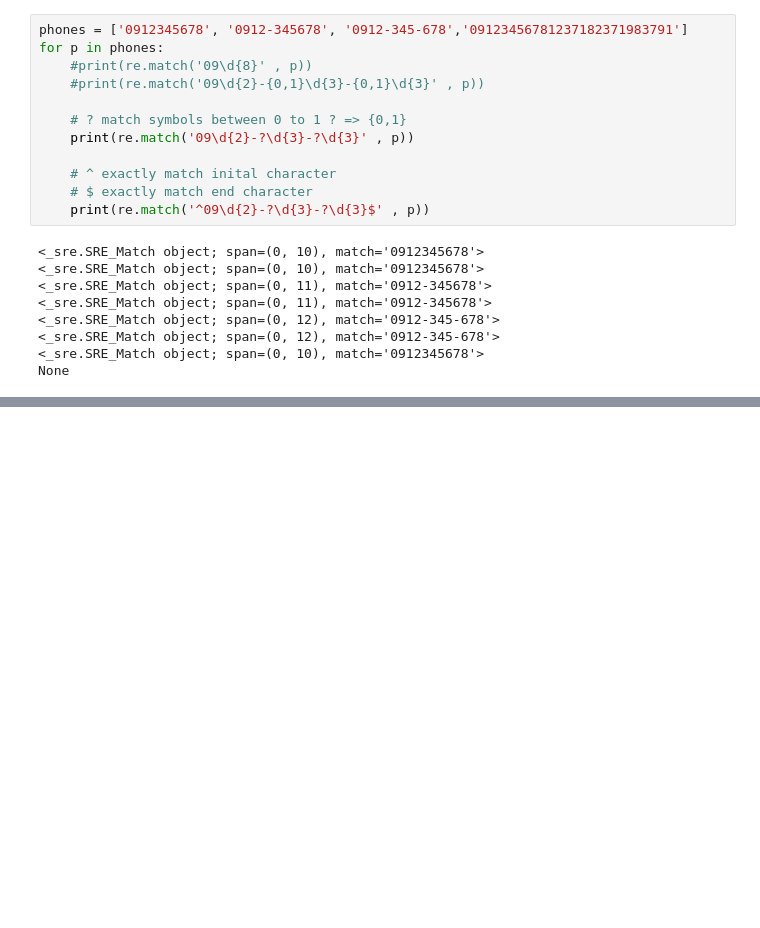
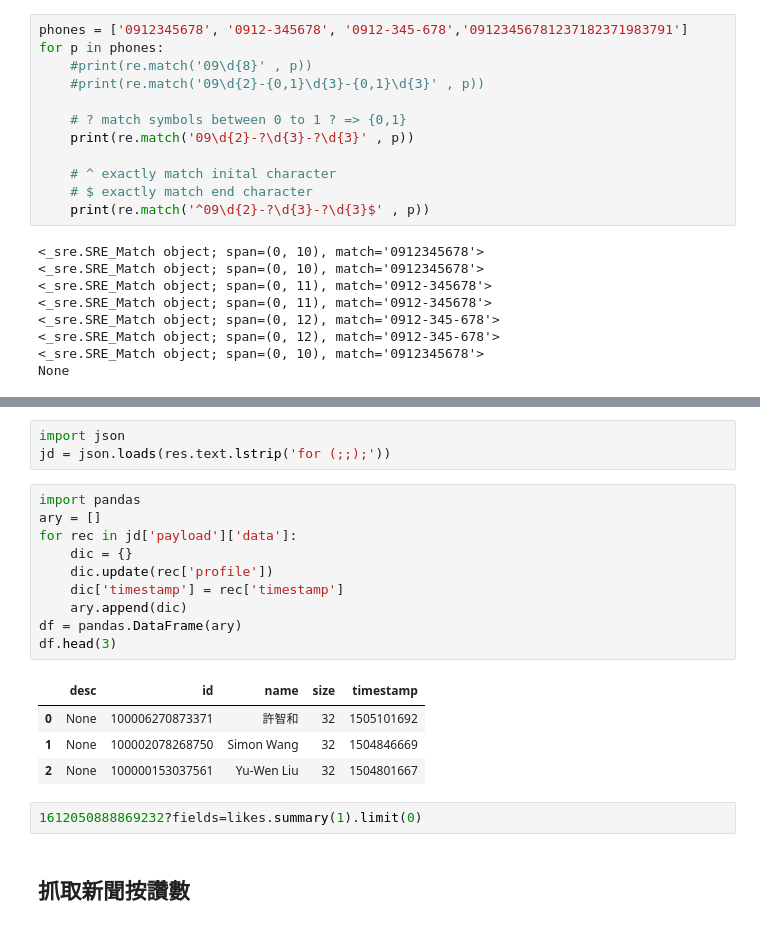
Before and after one commit to ywchiu/itritm, a Jupyter notebook: Demo20170911.ipynb, the cells around one changed output, grey strips where cells are left out. Cells and saved outputs as stored; diff of their text form; blank space fills up the shorter version.

```diff
--- a/Demo20170911.ipynb
+++ b/Demo20170911.ipynb
@@ -512,0 +534,22 @@ None
+# %%
+import json
+jd = json.loads(res.text.lstrip('for (;;);'))
+# %%
+import pandas
+ary = []
+for rec in jd['payload']['data']:
+    dic = {}
+    dic.update(rec['profile'])
+    dic['timestamp'] = rec['timestamp']
+    ary.append(dic)
+df = pandas.DataFrame(ary)
+df.head(3)
+# %% [output]
+|  | desc | id | name | size | timestamp |
+| 0 | None | 100006270873371 | 許智和 | 32 | 1505101692 |
+| 1 | None | 100002078268750 | Simon Wang | 32 | 1504846669 |
+| 2 | None | 100000153037561 | Yu-Wen Liu | 32 | 1504801667 |
+# %%
+1612050888869232?fields=likes.summary(1).limit(0)
+# %% [markdown]
+## 抓取新聞按讚數
```
Also changed, not shown: parts of 4 cells of this notebook.
